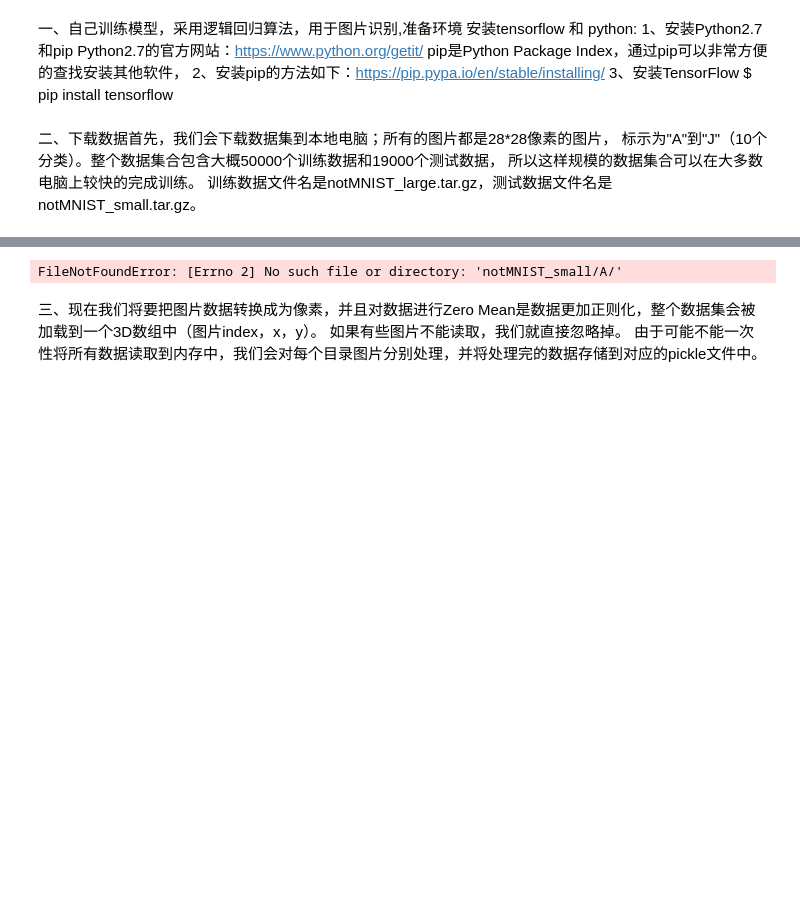
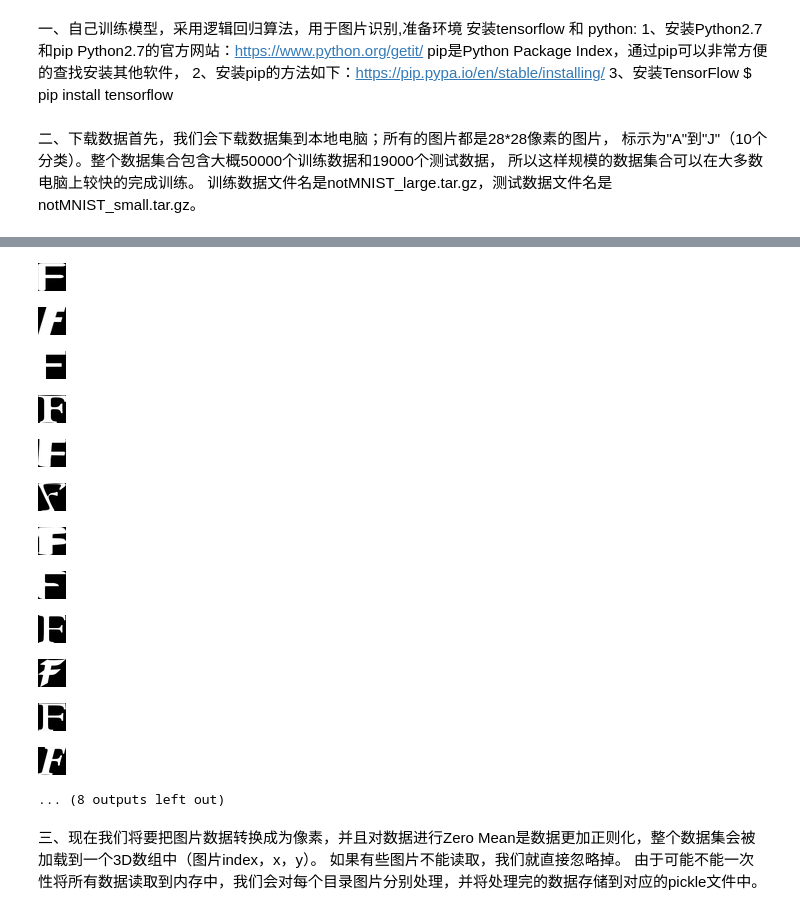
Before and after one commit to jenyouhu/tensorflow, a Jupyter notebook: mode-dec-char.ipynb, the cells around one changed output, grey strips where cells are left out. Saved outputs shown, nothing was run; the diff lists cells and outputs as text; code cells hidden in the pictures; blank space fills up the shorter version.

```diff
--- a/mode-dec-char.ipynb
+++ b/mode-dec-char.ipynb
@@ -107,11 +105,23 @@ Extracting data for ./notMNIST_large. This may take a while. Please wait.
 # %%
 #4.加载数据，验证数据集，查看一下A目录里面前20个数据图片
-fn = os.listdir("notMNIST_small/A/")
+fn = os.listdir("notMNIST_small/F/")
 for file in fn[:20]:
-    path = 'notMNIST_small/A/' + file
+    path = 'notMNIST_small/F/' + file
     display(Image(path))
 # %% [output]
+[figure, added]
+[figure, added]
+[figure, added]
+[figure, added]
+[figure, added]
+[figure, added]
+[figure, added]
+[figure, added]
+[figure, added]
+[figure, added]
+[figure, added]
+[figure, added]
-FileNotFoundError: [Errno 2] No such file or directory: 'notMNIST_small/A/'
+... (8 outputs left out)
 # %% [markdown]
 三、现在我们将要把图片数据转换成为像素，并且对数据进行Zero Mean是数据更加正则化，整个数据集会被加载到一个3D数组中（图片index，x，y）。
 如果有些图片不能读取，我们就直接忽略掉。
```
Also changed, not shown: parts of 12 cells of this notebook.
